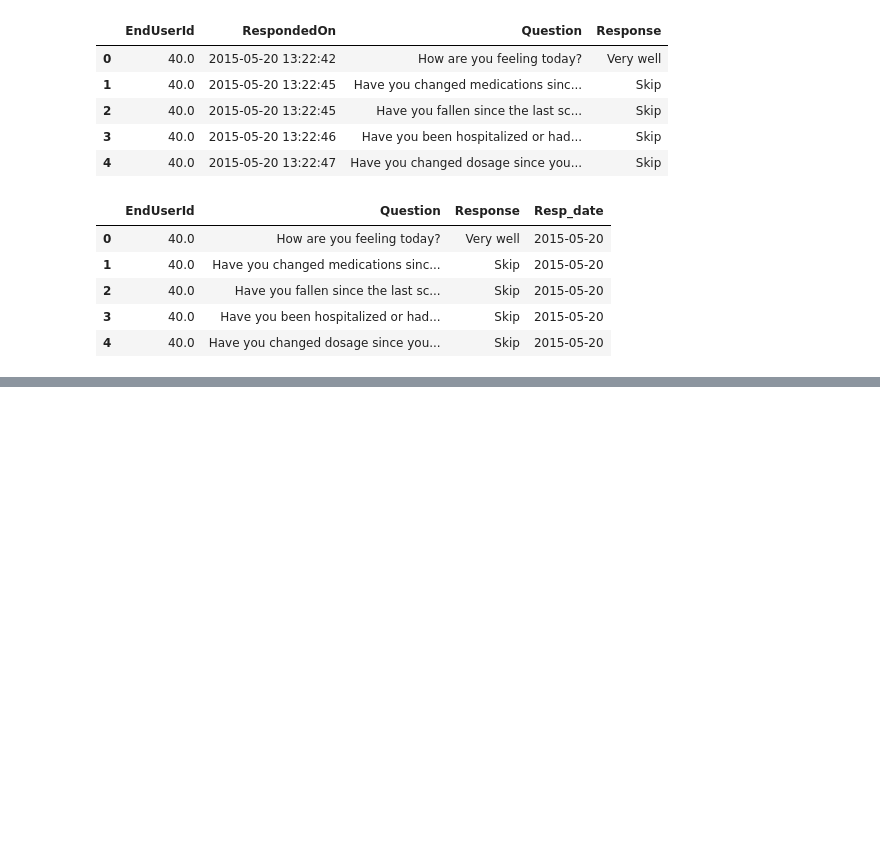
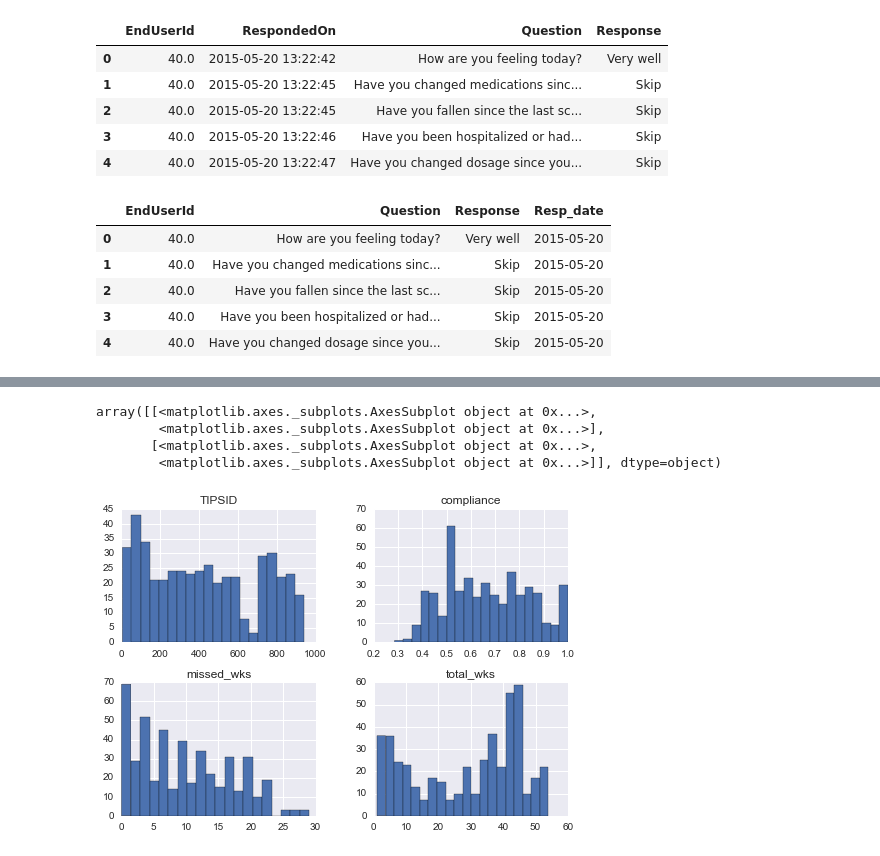
Before and after one commit to btq/TIPS, a Jupyter notebook: dev/load_measures_clean_merge.ipynb, the cells around one changed output, grey strips where cells are left out. Cells and saved outputs as stored; diff of their text form; code cells hidden in the pictures; blank space fills up the shorter version.

Commit message:
created compliance measure

```diff
--- a/dev/load_measures_clean_merge.ipynb
+++ b/dev/load_measures_clean_merge.ipynb
@@ -134,0 +298,6 @@ DataError: No numeric types to aggregate
+# %%
+miss_week_f = lambda x: x['measure_date'].diff().fillna(0).div(11).apply(lambda y: pd.tslib.Timedelta(y).days).sum()
+total_week_f = lambda x: pd.tslib.Timedelta(x['measure_date'].diff().fillna(0).sum()/7).days
+# %%
+missed_weeks = merge_df[['EndUserId','measure_date']].groupby(['EndUserId']).agg(miss_week_f)
+total_weeks = merge_df[['EndUserId','measure_date']].groupby(['EndUserId']).agg(total_week_f)
@@ -134,0 +347,4 @@ DataError: No numeric types to aggregate
+# %%
+compliance_df = pd.merge(missed_weeks.reset_index(),total_weeks.reset_index(),how='inner',on='EndUserId')
+#merge_df = pd.merge(merge_df,pulse_df,how='inner',left_on=['EndUserId','BPHR_read_date'],right_on=['EndUserId','SPO2_read_date'])
+compliance_df.head()
@@ -134,0 +358,4 @@ DataError: No numeric types to aggregate
+# %%
+compliance_df.columns=['TIPSID','missed_wks','total_wks']
+compliance_df['compliance']=1-compliance_df['missed_wks']/compliance_df['total_wks']
+compliance_df.head()
@@ -134,0 +369,8 @@ DataError: No numeric types to aggregate
+# %%
+compliance_df[compliance_df['compliance']>0].hist(bins=20)
+# %% [output]
+array([[<matplotlib.axes._subplots.AxesSubplot object at 0x...>,
+        <matplotlib.axes._subplots.AxesSubplot object at 0x...>],
+       [<matplotlib.axes._subplots.AxesSubplot object at 0x...>,
+        <matplotlib.axes._subplots.AxesSubplot object at 0x...>]], dtype=object)
+[figure, added]
```
Also changed, not shown: parts of 22 cells of this notebook, 1 other file.
